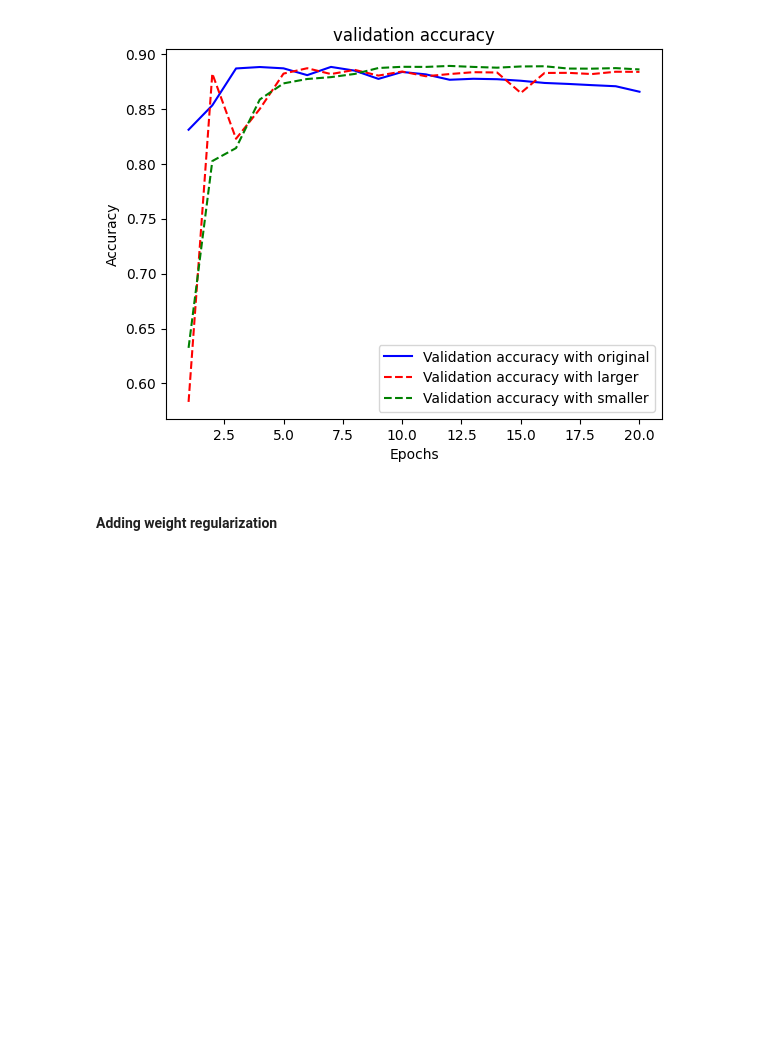
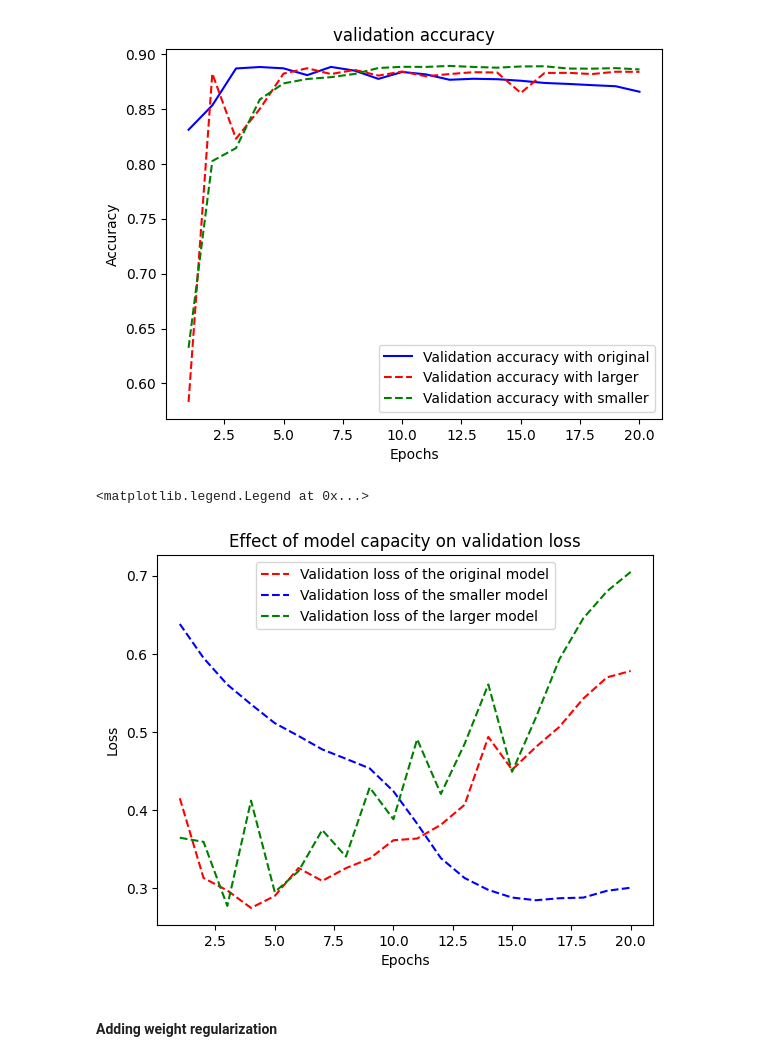
Before and after one commit to Lee-geonwu/class_ai4dl, a Jupyter notebook: week5/chapter05_fundamentals-of-ml.ipynb, the cells around one changed output. Drawn from its saved outputs; the diff is of its cells as text; code cells hidden in the pictures; blank space fills up the shorter version.

```diff
--- a/week5/chapter05_fundamentals-of-ml.ipynb
+++ b/week5/chapter05_fundamentals-of-ml.ipynb
@@ -498,3 +547,22 @@ plt.legend()
+# %%
+import matplotlib.pyplot as plt
+val_loss_smaller = history_smaller_model.history["val_loss"]
+val_loss_larger = history_larger_model.history['val_loss']
+val_loss_original = history_original.history['val_loss']
+epochs = range(1, 21)
+plt.plot(epochs, val_loss_original, "r--",
+         label="Validation loss of the original model")
+plt.plot(epochs, val_loss_smaller, "b--",
+         label="Validation loss of the smaller model")
+plt.plot(epochs, val_loss_larger, "g--",
+         label="Validation loss of the larger model")
+plt.title("Effect of model capacity on validation loss")
+plt.xlabel("Epochs")
+plt.ylabel("Loss")
+plt.legend()
+# %% [output]
+<matplotlib.legend.Legend at 0x...>
+[figure, added]
 # %% [markdown]
 #### Adding weight regularization
 # %% [markdown]
```
Also changed, not shown: parts of 23 cells of this notebook.
